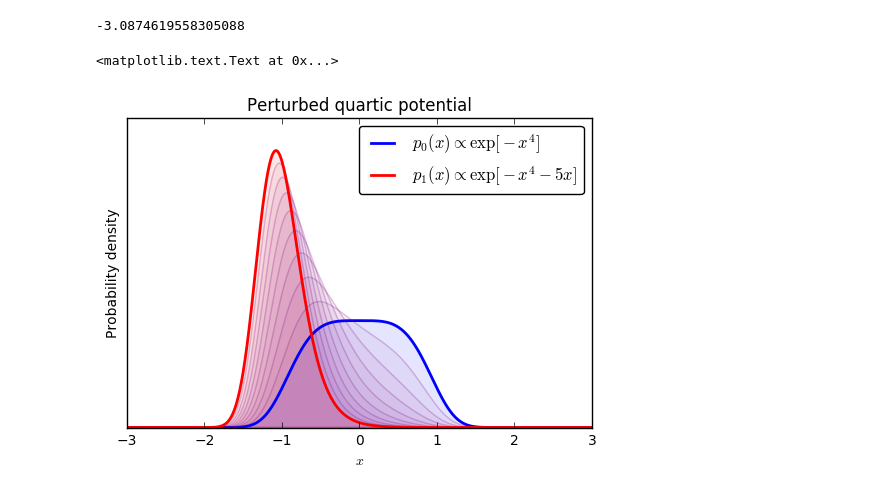
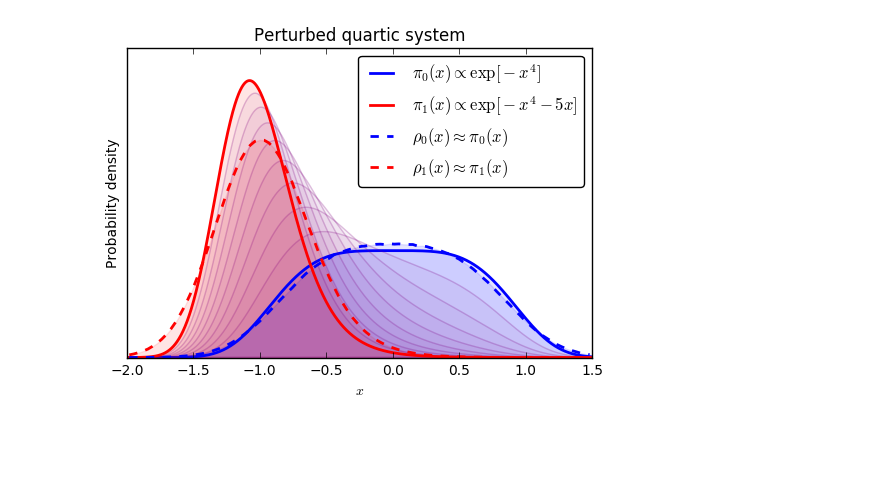
Before and after one commit to choderalab/importance-of-shadow-work, a Jupyter notebook: notebooks/Importance of shadow work- toy example.ipynb, the cells around one changed output. Cells and saved outputs as stored; diff of their text form; code cells hidden in the pictures; blank space fills up the shorter version.

```diff
--- a/notebooks/Importance of shadow work- toy example.ipynb
+++ b/notebooks/Importance of shadow work- toy example.ipynb
@@ -259,72 +342,49 @@ def get_estimates(result, n_replicates=10):
             corrected_estimates[i, j] = corrected_estimate
 
     return raw_estimates, corrected_estimates
-# %%
-# Get the KL divergence ~exactly using numerical quadrature
-
-@jit
-def reduced_potential(x, lam):
-    return potential(x, lam) * beta
-
-
-@jit
-def log_q(x, lam):
-    return - reduced_potential(x, lam)
-
-
-@jit
-def q(x, lam):
-    return np.exp(log_q(x, lam))
-
-
-# normalized density
-x_ = np.linspace(-10,10,10000)
-Z_0 = np.trapz(q(x_, 0), x_)
-log_Z_0 = np.log(Z_0)
-
-Z_1 = np.trapz(q(x_, 1), x_)
-log_Z_1 = np.log(Z_1)
-
-def p0(x):
-    return q(x, 0) / Z_0
-
-def log_p0(x):
-    return log_q(x, 0) - log_Z_0
-
-def p1(x):
-    return q(x, 1) / Z_1
-
-def log_p1(x):
-    return log_q(x, 1) - log_Z_1
-
-exact_free_energy_difference = log_Z_0 - log_Z_1
-exact_free_energy_difference
-# %% [output]
--3.0874619558305088
 # %%
 start_color = "blue"
 middle_color = "purple"
 end_color = "red"
 linewidth=2
 
-plt.plot(x_, p0(x_), label=r"$p_0(x) \propto \exp[- x^4 ]$", color=start_color, linewidth=linewidth)
+
+# equilibrium state at lambda = 0
+plt.plot(x_, p0(x_), label=r"$\pi_0(x) \propto \exp[- x^4 ]$", color=start_color, linewidth=linewidth)
 plt.fill_between(x_, p0(x_), alpha=0.1, color=start_color)
 
+# equilibrium states at intermediate lambdas
 for lam in np.linspace(0,1,10)[1:-1]:
     p_lam =  q(x_, lam) / np.trapz(q(x_, lam), x_)
     plt.plot(x_, p_lam, color=middle_color, alpha=0.2)
     plt.fill_between(x_, p_lam, alpha=0.05, color=middle_color)
 
-plt.plot(x_, p1(x_), label=r"$p_1(x) \propto \exp[ - x^4 - 5x ]$", color=end_color, linewidth=linewidth)
+# equilibrium state at lambda = 1
+plt.plot(x_, p1(x_), label=r"$\pi_1(x) \propto \exp[ - x^4 - 5x ]$", color=end_color, linewidth=linewidth)
 plt.fill_between(x_, p1(x_), alpha=0.1, color=end_color)
+
+
+# also want to plot the N.E.S.S.
+lim = (-2, 1.5)
+rho_0, x_space_ = np.histogram(rho_x_0, bins=100, range=lim, normed=True)
+rho_1, x_space_ = np.histogram(rho_x_1, bins=100, range=lim, normed=True)
+x_space = x_space_[1:] - ((x_space_[1] - x_space_[0]) / 2.0)
+
+# N.E.S.S. at lambda = 0
+plt.plot(x_space, rho_0, label=r"$\rho_0(x) \approx \pi_0(x)$", color=start_color, linewidth=linewidth, linestyle='--')
+plt.fill_between(x_space, rho_0, alpha=0.1, color=start_color)
+
+# N.E.S.S. at lambda = 1
+plt.plot(x_space, rho_1, label=r"$\rho_1(x) \approx \pi_1(x)$", color=end_color, linewidth=linewidth, linestyle='--')
+plt.fill_between(x_space, rho_1, alpha=0.1, color=end_color)
 
 plt.ylabel("Probability density")
 plt.legend(loc="best", fancybox=True)
 plt.yticks([])
 plt.xlabel("$x$")
-plt.xlim(-3,3)
-plt.title("Perturbed quartic potential")
+plt.xlim(*lim)
+plt.title("Perturbed quartic system")
+plt.savefig('toy_system.jpg', dpi=300)
 # %% [output]
-<matplotlib.text.Text at 0x...>
-[figure, old version]
+[figure, new version]
 # %%
```
Also changed, not shown: parts of 9 cells of this notebook, 9 other files.
